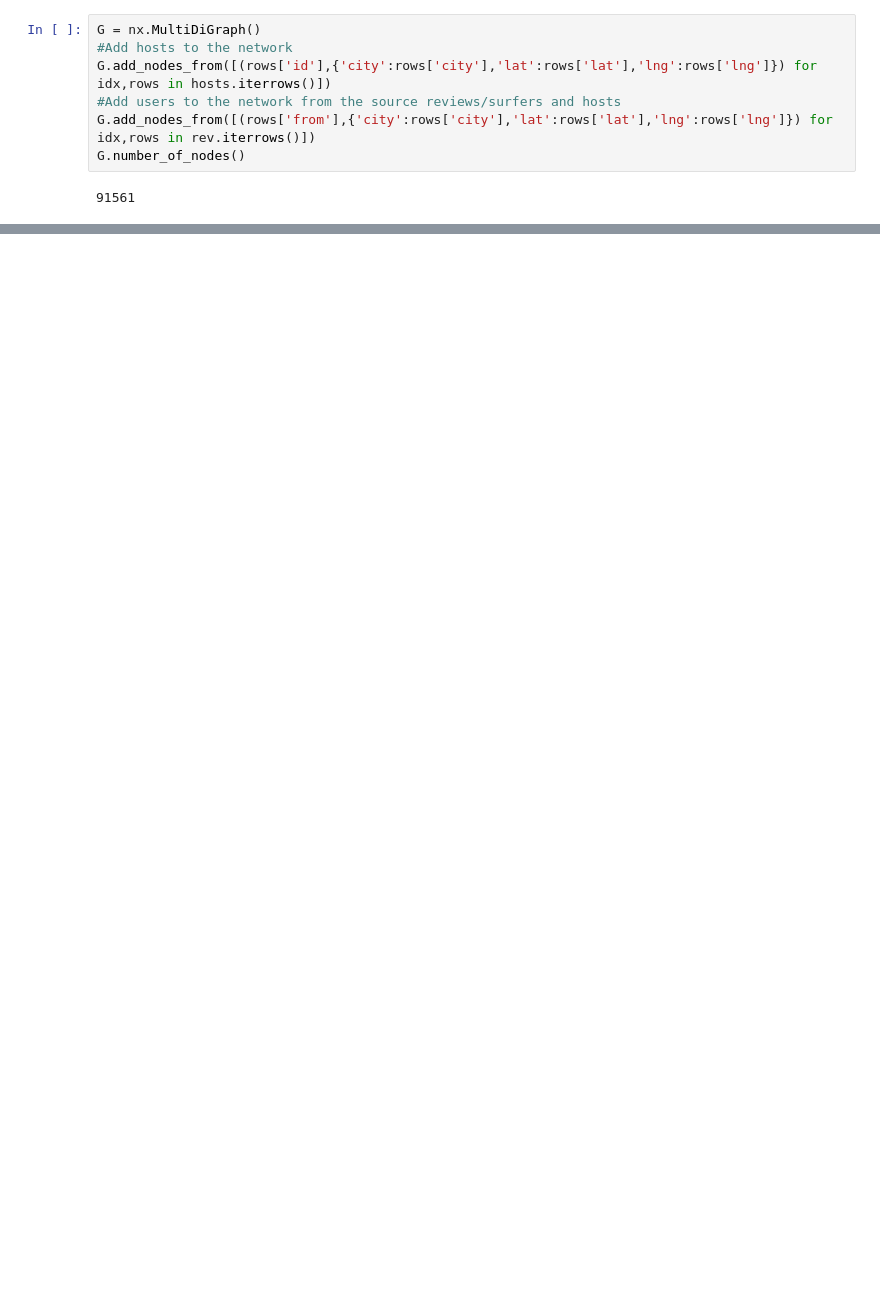
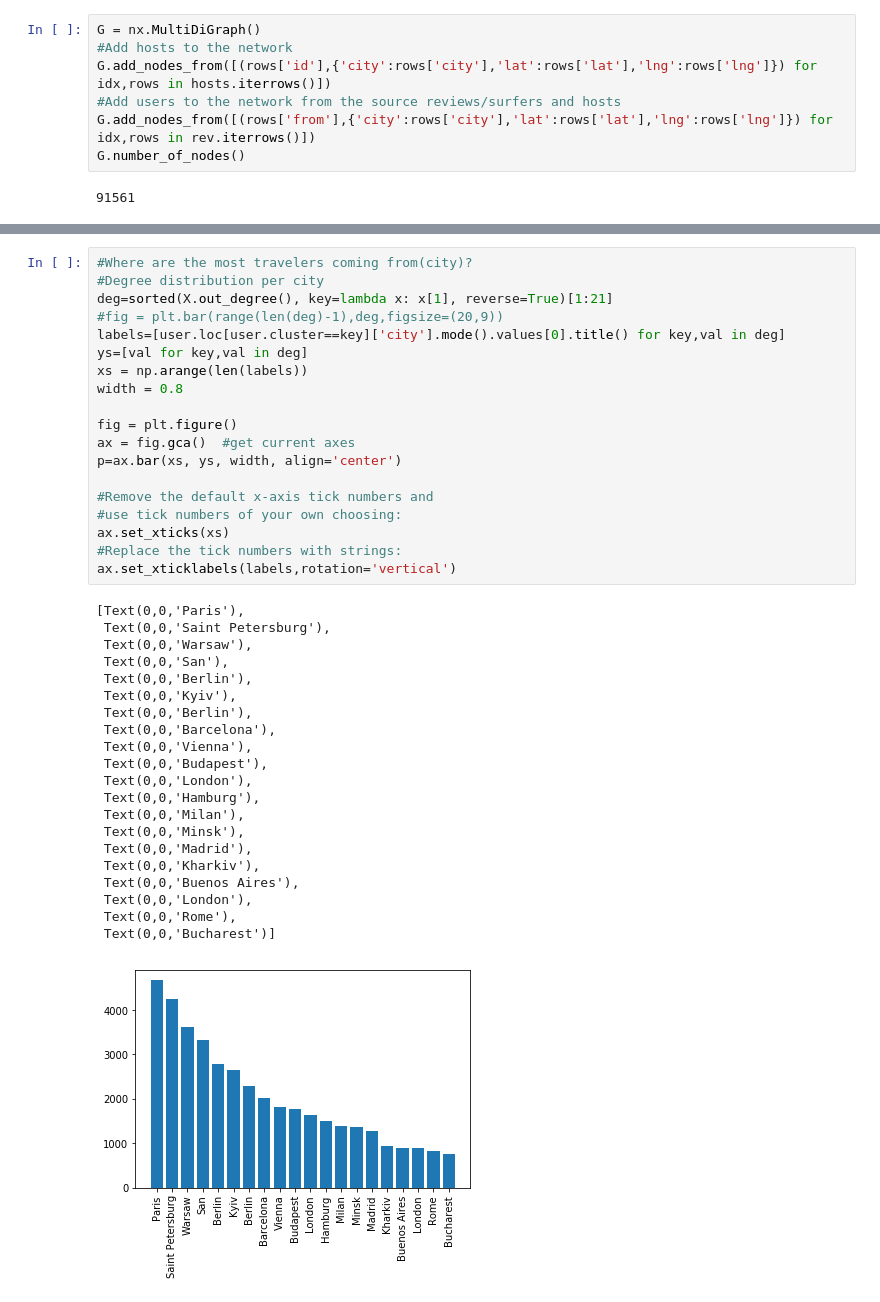
Before and after one commit to eikekutz/SocialGraphFinalProject, a Jupyter notebook: Part2-GeographicalNetwork.ipynb, the cells around one changed output, grey strips where cells are left out. Drawn from its saved outputs; the diff is of its cells as text; blank space fills up the shorter version.

```diff
--- a/Part2-GeographicalNetwork.ipynb
+++ b/Part2-GeographicalNetwork.ipynb
@@ -242,0 +284,41 @@ dtype: object
+# %%
+#Where are the most travelers coming from(city)?
+#Degree distribution per city
+deg=sorted(X.out_degree(), key=lambda x: x[1], reverse=True)[1:21]
+#fig = plt.bar(range(len(deg)-1),deg,figsize=(20,9))
+labels=[user.loc[user.cluster==key]['city'].mode().values[0].title() for key,val in deg]
+ys=[val for key,val in deg]
+xs = np.arange(len(labels))
+width = 0.8
+
+fig = plt.figure()
+ax = fig.gca()  #get current axes
+p=ax.bar(xs, ys, width, align='center')
+
+#Remove the default x-axis tick numbers and
+#use tick numbers of your own choosing:
+ax.set_xticks(xs)
+#Replace the tick numbers with strings:
+ax.set_xticklabels(labels,rotation='vertical')
+# %% [output]
+[Text(0,0,'Paris'),
+ Text(0,0,'Saint Petersburg'),
+ Text(0,0,'Warsaw'),
+ Text(0,0,'San'),
+ Text(0,0,'Berlin'),
+ Text(0,0,'Kyiv'),
+ Text(0,0,'Berlin'),
+ Text(0,0,'Barcelona'),
+ Text(0,0,'Vienna'),
+ Text(0,0,'Budapest'),
+ Text(0,0,'London'),
+ Text(0,0,'Hamburg'),
+ Text(0,0,'Milan'),
+ Text(0,0,'Minsk'),
+ Text(0,0,'Madrid'),
+ Text(0,0,'Kharkiv'),
+ Text(0,0,'Buenos Aires'),
+ Text(0,0,'London'),
+ Text(0,0,'Rome'),
+ Text(0,0,'Bucharest')]
+[figure, added]
```
Also changed, not shown: parts of 22 cells of this notebook, 6 other files.
